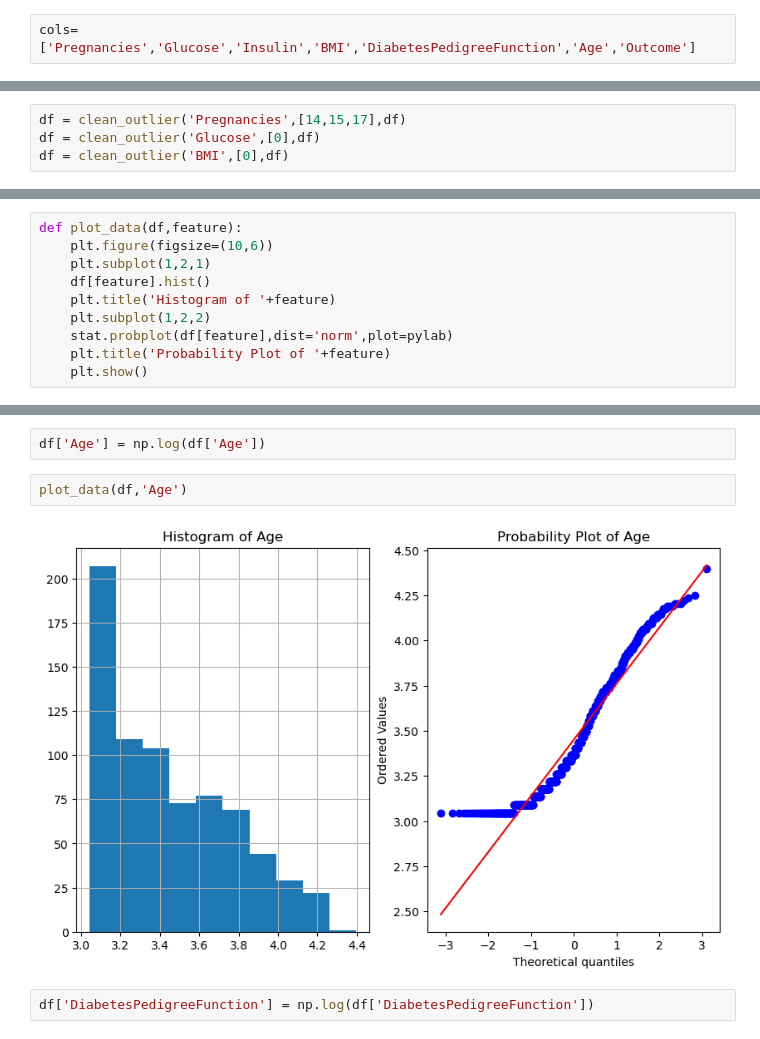
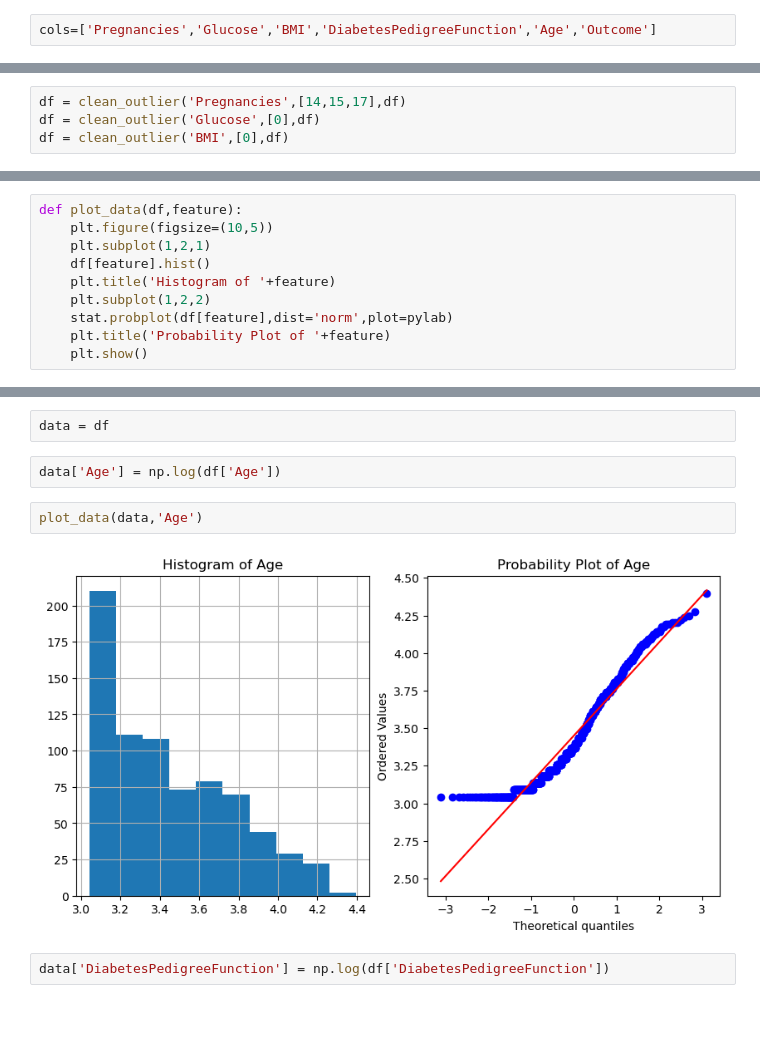
Before and after one commit to HUONSopanha/Introduction-to-Data-Science, a Jupyter notebook: Cleaning.ipynb, the cells around one changed output, grey strips where cells are left out. Saved outputs shown, nothing was run; the diff lists cells and outputs as text.

```diff
--- a/Cleaning.ipynb
+++ b/Cleaning.ipynb
@@ -114,2 +129,2 @@ plt.show()
 # %%
-cols=['Pregnancies','Glucose','Insulin','BMI','DiabetesPedigreeFunction','Age','Outcome']
+cols=['Pregnancies','Glucose','BMI','DiabetesPedigreeFunction','Age','Outcome']
@@ -174,6 +201,6 @@ for i in range(1,6):
 # %%
 def plot_data(df,feature):
-    plt.figure(figsize=(10,6))
+    plt.figure(figsize=(10,5))
     plt.subplot(1,2,1)
     df[feature].hist()
     plt.title('Histogram of '+feature)
@@ -194,9 +220,11 @@ for label in cols[:-1]:
+# %%
+data = df
 # %%
-df['Age'] = np.log(df['Age'])
+data['Age'] = np.log(df['Age'])
 # %%
-plot_data(df,'Age')
+plot_data(data,'Age')
 # %% [output]
-[figure, old version]
+[figure, new version]
 # %%
-df['DiabetesPedigreeFunction'] = np.log(df['DiabetesPedigreeFunction'])
+data['DiabetesPedigreeFunction'] = np.log(df['DiabetesPedigreeFunction'])
 # %%
```
Also changed, not shown: parts of 27 cells of this notebook.
